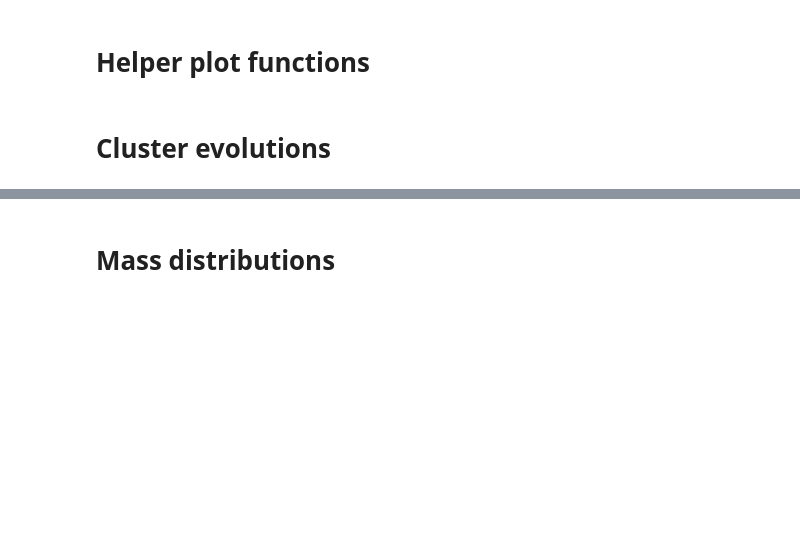
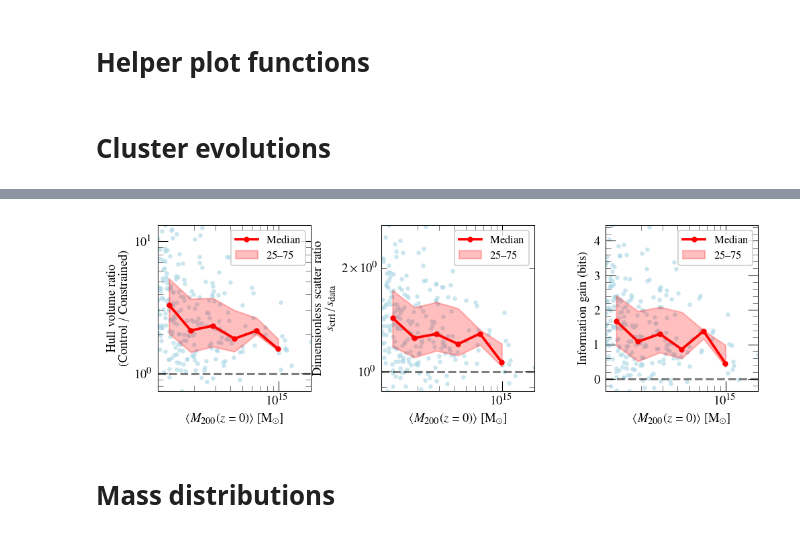
Before and after one commit to stuartmcalpine/manticore_posterior_clusters, a Jupyter notebook: plot_posterior_clusters.ipynb, the cells around one changed output, grey strips where cells are left out. Drawn from its saved outputs; the diff is of its cells as text; code cells hidden in the pictures; blank space fills up the shorter version.

```diff
--- a/plot_posterior_clusters.ipynb
+++ b/plot_posterior_clusters.ipynb
@@ -993,12 +1128,79 @@ def plot_localization_metrics_vs_mass(clusters, config, trace_filename,
 # %%
-plot_localization_metrics_vs_mass(
-    clusters=clusters,
-    config=config,
-    trace_filename=trace_filename,
-    min_cluster_size=40,
-    mass_tolerance_dex=0.1,
-    target_snapshot=10
-)
+# Cell: Plot Localization Metrics
+import matplotlib.pyplot as plt
+
+def plot_localization_metrics(data):
+    """
+    Plot localization metrics from computed data.
+    """
+    if data is None:
+        print("No data to plot")
+        return
+
+    cluster_masses = data['cluster_masses']
+    legacy_volume_ratios = data['legacy_volume_ratios']
+    s_ratios = data['s_ratios']
+    info_gain_bits = data['info_gain_bits']
+    hull_stats = data['hull_stats']
+    s_ratio_stats = data['s_ratio_stats']
+    info_stats = data['info_stats']
+
+    with plt.style.context(get_mplstyle_path(mnras_style)):
+        fig, axes = plt.subplots(1, 3, figsize=(6.5, 2.0), constrained_layout=True)
+
+        # (a) legacy convex-hull volume ratio
+        ax = axes[0]
+        ax.scatter(cluster_masses, legacy_volume_ratios, alpha=0.5, s=5,
+                   color='lightblue', edgecolors=None, zorder=1)
+        if hull_stats is not None:
+            xc, med, p25, p75 = hull_stats
+            ax.plot(xc, med, '-o', color='red', linewidth=1.8, markersize=3, zorder=3, label='Median')
+            ax.fill_between(xc, p25, p75, color='red', alpha=0.25, zorder=2, label='25–75%')
+        ax.set_xscale('log')
+        ax.set_yscale('log')
+        ax.set_xlabel(r'$\langle M_{200}(z=0) \rangle$ [M$_{\odot}$]')
+        ax.set_ylabel('Hull volume ratio\n(Control / Constrained)')
+        ax.axhline(1.0, color='k', linestyle='--', alpha=0.5)
+        ax.legend(loc='best', fontsize=8)
+
+        # (b) dimensionless scatter ratio
+        ax = axes[1]
+        ax.scatter(cluster_masses, s_ratios, alpha=0.5, s=5,
+                   color='lightblue', edgecolors=None, zorder=1)
+        if s_ratio_stats is not None:
+            xc, med, p25, p75 = s_ratio_stats
+            ax.plot(xc, med, '-o', color='red', linewidth=1.8, markersize=3, zorder=3, label='Median')
+            ax.fill_between(xc, p25, p75, color='red', alpha=0.25, zorder=2, label='25–75%')
+        ax.set_xscale('log'); ax.set_yscale('log')
+        ax.set_xlabel(r'$\langle M_{200}(z=0) \rangle$ [M$_{\odot}$]')
+        ax.set_ylabel('Dimensionless scatter ratio\n$s_{\\rm ctrl}/s_{\\rm data}$')
+        ax.axhline(1.0, color='k', linestyle='--', alpha=0.5)
+        ax.legend(loc='best', fontsize=8)
+
+        # (c) information gain in bits
+        ax = axes[2]
+        ax.scatter(cluster_masses, info_gain_bits, alpha=0.5, s=5,
+                   color='lightblue', edgecolors=None, zorder=1)
+        if info_stats is not None:
+            xc, med, p25, p75 = info_stats
+            ax.plot(xc, med, '-o', color='red', linewidth=1.8, markersize=3, zorder=3, label='Median')
+            ax.fill_between(xc, p25, p75, color='red', alpha=0.25, zorder=2, label='25–75%')
+        ax.set_xscale('log')
+        ax.set_xlabel(r'$\langle M_{200}(z=0) \rangle$ [M$_{\odot}$]')
+        ax.set_ylabel('Information gain (bits)')
+        ax.axhline(0.0, color='k', linestyle='--', alpha=0.5)
+        ax.legend(loc='best', fontsize=8)
+
+        plt.tight_layout(pad=0.1)
+        #plt.subplots_adjust(wspace=0.3)
+        plt.savefig("./plots/trace_metric_compare.pdf")
+        plt.show()
+
+# Plot the results
+if 'localization_data' in locals():
+    plot_localization_metrics(localization_data)
+# %% [output]
+[figure, added]
 # %% [markdown]
 # Mass distributions
 # %%
```
Also changed, not shown: parts of 20 cells of this notebook, 6 other files.
